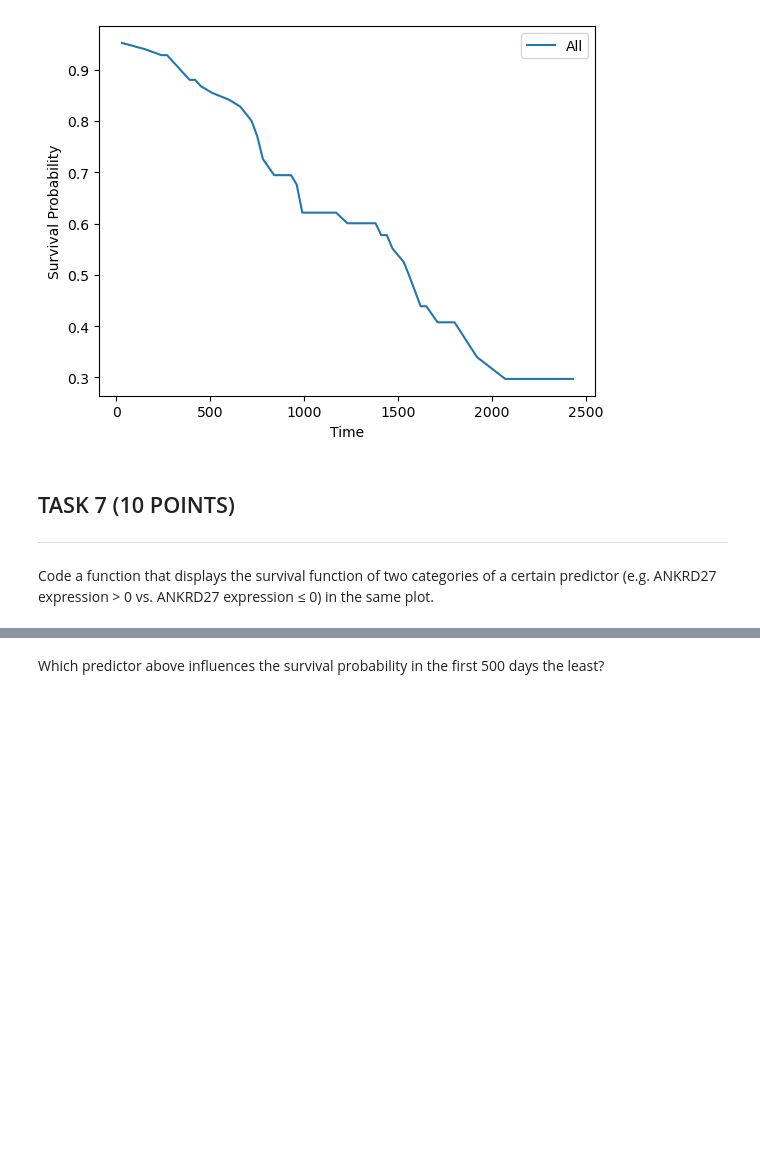
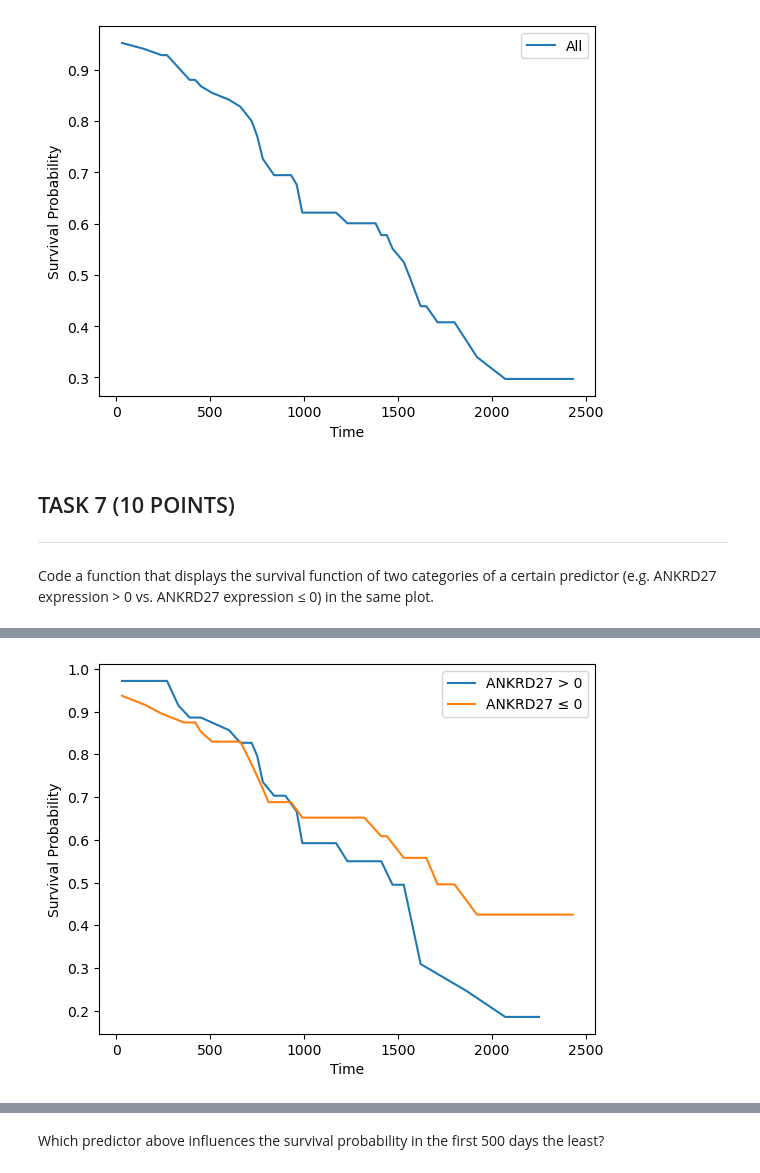
Before and after one commit to kalk-ak/Machine-Learning--MA, a Jupyter notebook: labs/lab2/Lab2_Prognosis.ipynb, the cells around one changed output, grey strips where cells are left out. Drawn from its saved outputs; the diff is of its cells as text; code cells hidden in the pictures; blank space fills up the shorter version.

```diff
--- a/labs/lab2/Lab2_Prognosis.ipynb
+++ b/labs/lab2/Lab2_Prognosis.ipynb
@@ -315,18 +316,25 @@ Code a function that displays the survival function of two categories of a certa
 # %%
 # function to print two categories
 def plot_survival_twocat(df, predictor, cat1, cat0,cat1_name, cat0_name ):
-  """
-  Displays the survival function of two categories of a certain predictor
-  (eg. optimal vs. nonoptimal debulking, NCOA3 expression > 1 vs. NCOA3 expression ≤ 1) in the same plot. This function
-  only considers binary categories: 0 and 1.
-  Inputs:
-        df: input dataframe
-        predictor: column containing the predictor variable that we want to study
-        cat1: Label of the category associated to one category (eg. '0')
-        cat0: Label of the category associated to the other category (eg. '1')
-        cat1_name: Name for cat1's label (eg. 'debulked')
-        cat0_name: Name for cat0's label (eg. 'not_debulked')
-  """
+      """
+      Displays the survival function of two categories of a certain predictor
+      (eg. optimal vs. nonoptimal debulking, NCOA3 expression > 1 vs. NCOA3 expression ≤ 1) in the same plot. This function
+      only considers binary categories: 0 and 1.
+      Inputs:
+            df: input dataframe
+            predictor: column containing the predictor variable that we want to study
+            cat1: Label of the category associated to one category (eg. '0')
+            cat0: Label of the category associated to the other category (eg. '1')
+            cat1_name: Name for cat1's label (eg. 'debulked')
+            cat0_name: Name for cat0's label (eg. 'not_debulked')
+      """
+
+      # NOTE: Using greater and less than or equal to operators allows us to consider categories that are not strictly binary
+      df1 = df[df[predictor] >= cat1]
+      df0 = df[df[predictor] <= cat0]
+
+      plot_survival(df1, 'time', "death", cat1_name, 1, 0)
+      plot_survival(df0, 'time', "death", cat0_name, 1, 0)
   # YOUR CODE GOES HERE
 # %%
 # Plot survival for tumor size ≥ 1 cm vs. tumor size < 1
@@ -339,7 +349,10 @@ plot_survival_twocat(df, predictor, cat1, cat0,cat1_name,cat0_name )
 # %%
 # Plot survival for ANKRD27 expression > 0 vs. ANKRD27 expression ≤ 0
 
 # YOUR CODE GOES HERE
+plot_survival_twocat(df, 'ANKRD27', 0, 0, 'ANKRD27 > 0', 'ANKRD27 ≤ 0')
+# %% [output]
+[figure, added]
 # %%
 # Plot survival for CXCL12 expression > 0 vs. CXCL12 expression ≤ 0
 
```
Also changed, not shown: parts of 22 cells of this notebook.
